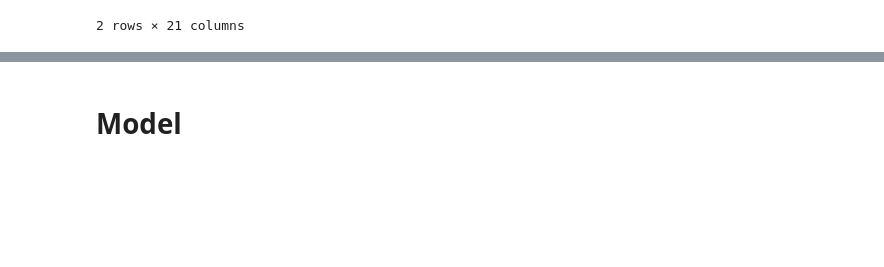
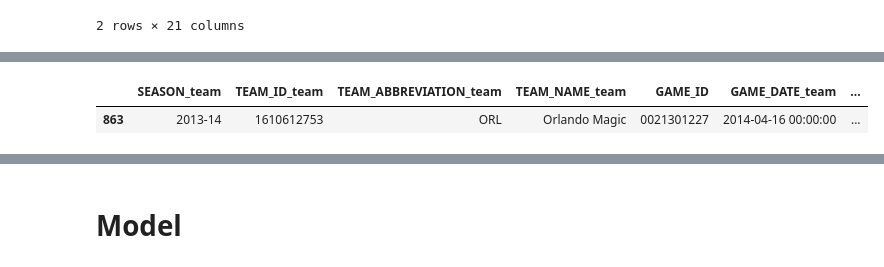
Before and after one commit to apensotti/NBA_Models, a Jupyter notebook: src/notebooks/data_collection.ipynb, the cells around one changed output, grey strips where cells are left out. Cells and saved outputs as stored; diff of their text form; code cells hidden in the pictures; blank space fills up the shorter version.

```diff
--- a/src/notebooks/data_collection.ipynb
+++ b/src/notebooks/data_collection.ipynb
@@ -192,0 +169,34 @@ boxscores
+# %%
+cur.execute("SELECT * FROM boxscores")
+rows3 = cur.fetchall()
+
+boxscores_list = []
+
+columns = ['SEASON_team', 'TEAM_ID_team', 'TEAM_ABBREVIATION_team',
+        'TEAM_NAME_team', 'GAME_ID', 'GAME_DATE_team', 'MATCHUP_team',
+        'HOME_GAME_team', 'TEAM_SCORE_team', 'POINT_DIFF_team', 'WL_team',
+        'RECORD_team', 'FG2M_team', 'FG2A_team', 'FG3M_team', 'FG3A_team',
+        'FTM_team', 'FTA_team', 'OREB_team', 'DREB_team', 'REB_team',
+        'AST_team', 'STL_team', 'BLK_team', 'TOV_team', 'PF_team', 'PTS_team',
+        'PLUS_MINUS_team', 'E_OFF_RATING_team', 'OFF_RATING_team',
+        'E_DEF_RATING_team', 'DEF_RATING_team', 'E_NET_RATING_team',
+        'NET_RATING_team', 'POSS_team', 'PIE_team', 'PTS_2PT_MR_team',
+        'PTS_FB_team', 'PTS_OFF_TOV_team', 'PTS_PAINT_team', 'AST_2PM_team','AST_3PM_team', 'UAST_2PM_team', 'UAST_3PM_team', 'SEASON_opp',
+        'TEAM_ID_opp', 'TEAM_ABBREVIATION_opp', 'TEAM_NAME_opp', 'GAME_DATE_opp', 'MATCHUP_opp', 'HOME_GAME_opp',
+        'TEAM_SCORE_opp', 'POINT_DIFF_opp', 'WL_opp', 'RECORD_opp', 'FG2M_opp', 'FG2A_opp',
+        'FG3M_opp', 'FG3A_opp', 'FTM_opp', 'FTA_opp', 'OREB_opp', 'DREB_opp', 'REB_opp', 'AST_opp', 'STL_opp', 'BLK_opp', 'TOV_opp', 'PF_opp', 'PTS_opp', 'PLUS_MINUS_opp', 'E_OFF_RATING_opp', 'OFF_RATING_opp',
+        'E_DEF_RATING_opp', 'DEF_RATING_opp', 'E_NET_RATING_opp', 'NET_RATING_opp', 'POSS_opp', 'PIE_opp', 'PTS_2PT_MR_opp', 'PTS_FB_opp',
+        'PTS_OFF_TOV_opp', 'PTS_PAINT_opp', 'AST_2PM_opp', 'AST_3PM_opp', 'UAST_2PM_opp', 'UAST_3PM_opp']
+
+for row in rows3:
+    boxscores_list.append(row)
+
+boxscores = pd.DataFrame(data=boxscores_list)
+
+boxscores.columns = columns
+
+boxscores[boxscores['GAME_ID'] == '0021301227']
+#boxscores
+# %% [output]
+|  | SEASON_team | TEAM_ID_team | TEAM_ABBREVIATION_team | TEAM_NAME_team | GAME_ID | GAME_DATE_team | ... |
+| 863 | 2013-14 | 1610612753 | ORL | Orlando Magic | 0021301227 | 2014-04-16 00:00:00 | ... |
```
Also changed, not shown: parts of 8 cells of this notebook, 2 other files.
